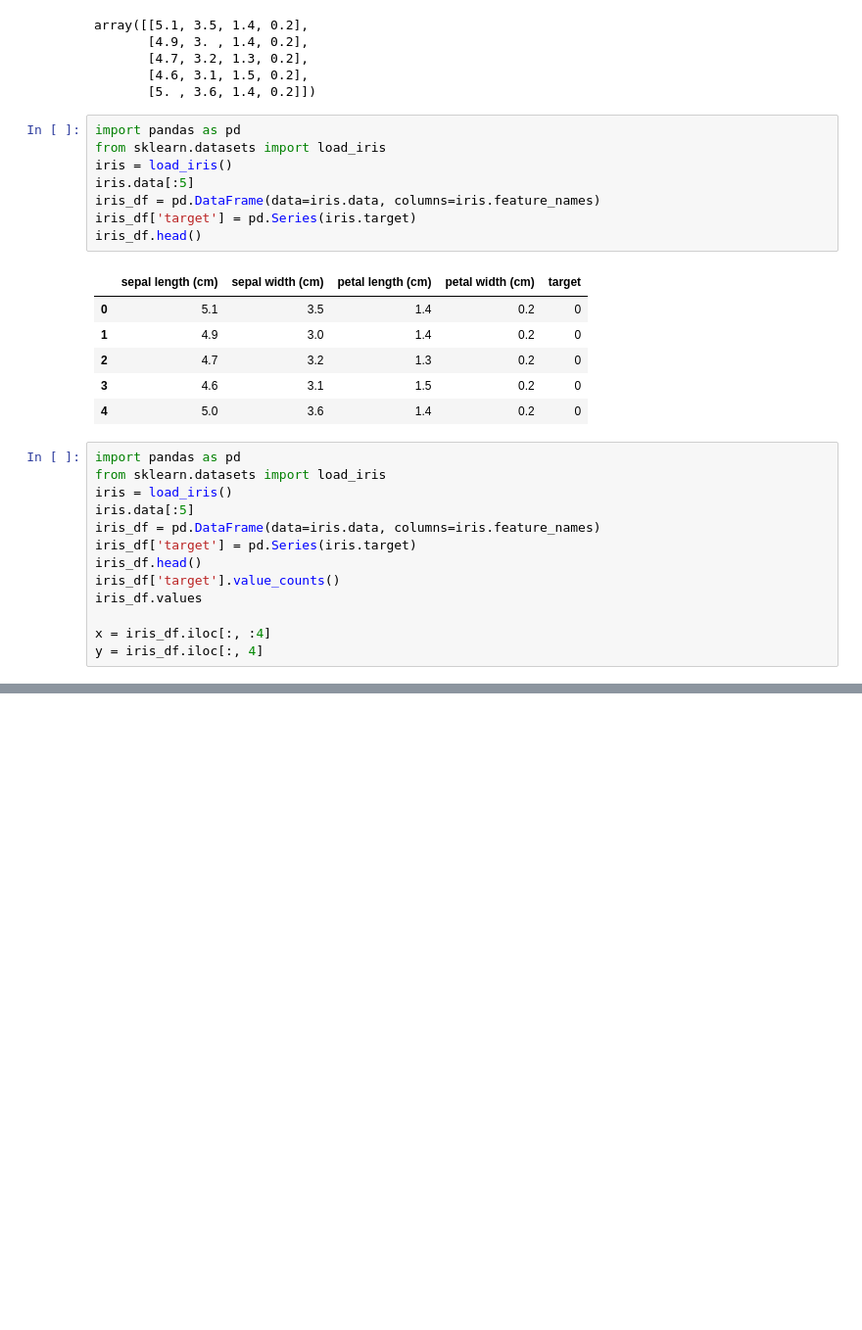
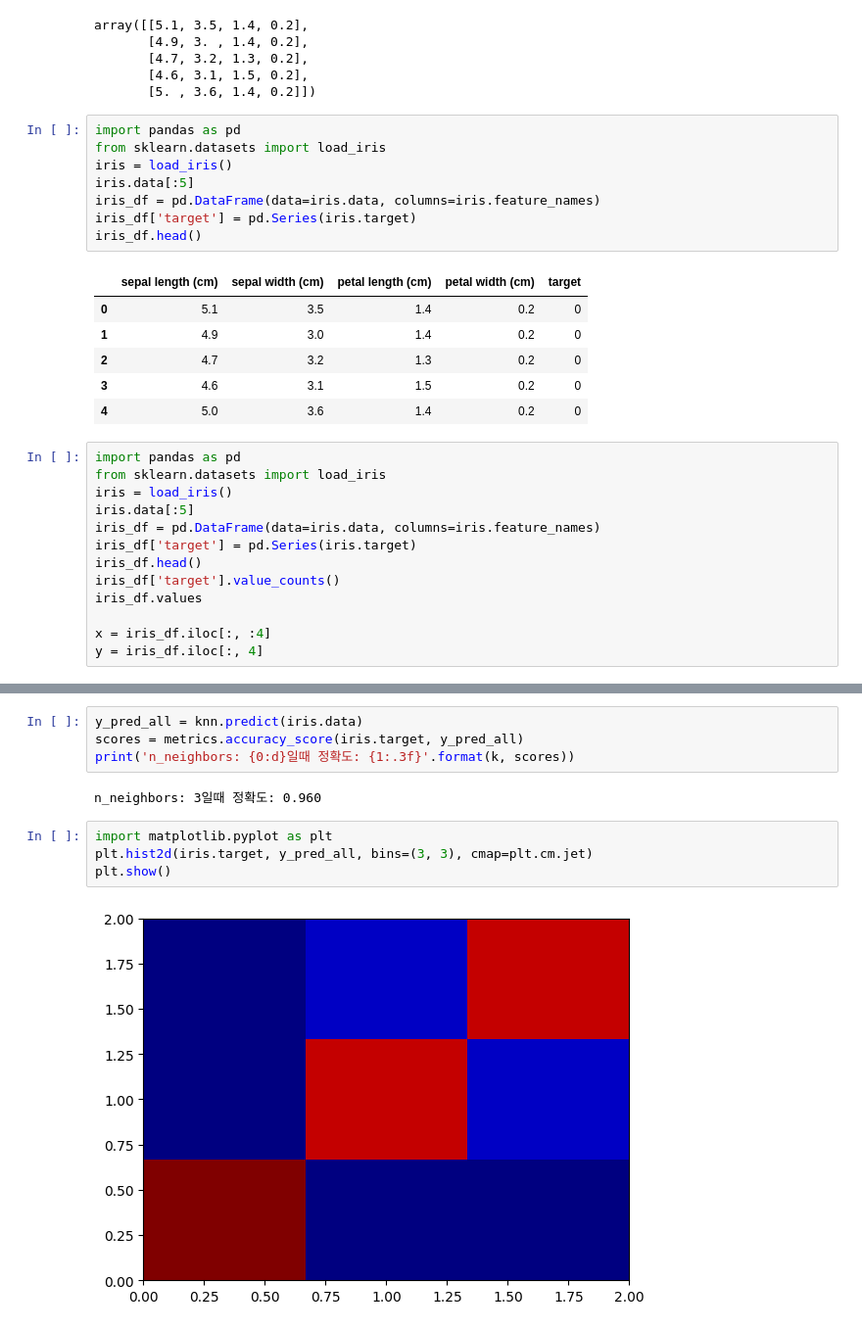
Before and after one commit to SongWooYu/ML_basic, a Jupyter notebook: 0318.ipynb, the cells around one changed output, grey strips where cells are left out. Shown at 98% size. Cells and saved outputs as stored; diff of their text form; blank space fills up the shorter version.

```diff
--- a/0318.ipynb
+++ b/0318.ipynb
@@ -143,0 +154,12 @@ KNeighborsClassifier(n_neighbors=3)
+# %%
+y_pred_all = knn.predict(iris.data)
+scores = metrics.accuracy_score(iris.target, y_pred_all)
+print('n_neighbors: {0:d}일때 정확도: {1:.3f}'.format(k, scores))
+# %% [output]
+n_neighbors: 3일때 정확도: 0.960
+# %%
+import matplotlib.pyplot as plt
+plt.hist2d(iris.target, y_pred_all, bins=(3, 3), cmap=plt.cm.jet)
+plt.show()
+# %% [output]
+[figure, added]
```
Also changed, not shown: parts of 3 cells of this notebook, 1 other file.
